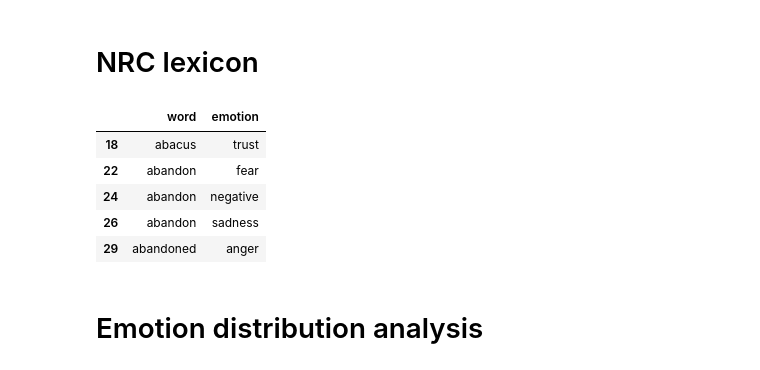
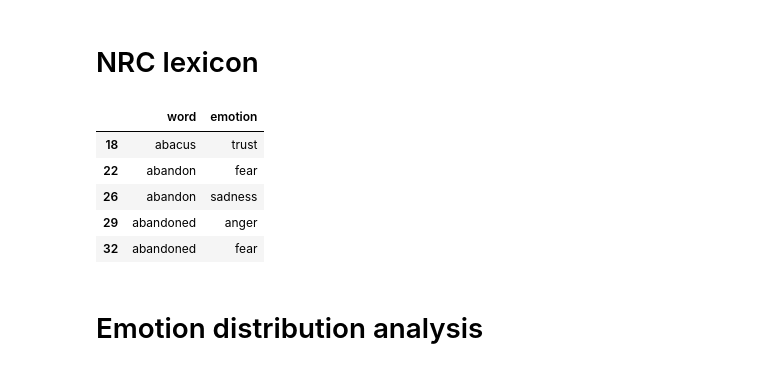
Before and after one commit to epfl-ada/ada-2023-project-badafixm01, a Jupyter notebook: p2.ipynb, the cells around one changed output. Saved outputs shown, nothing was run; the diff lists cells and outputs as text; code cells hidden in the pictures.

```diff
--- a/p2.ipynb
+++ b/p2.ipynb
@@ -107,15 +107,15 @@ df.head()
 # %%
 lexicon = pd.read_csv("./lexicons/NRC-Emotion-Lexicon-Wordlevel-v0.92.txt",
                       sep="\t", names=["word", "emotion", "label"], header=0)
-lexicon = lexicon[lexicon.label==1].drop("label", axis=1)
+lexicon = lexicon[(lexicon.label==1) & (lexicon.emotion != 'positive') & (lexicon.emotion != 'negative')].drop("label", axis=1)
 lexicon.head()
 # %% [output]
 |  | word | emotion |
 | 18 | abacus | trust |
 | 22 | abandon | fear |
-| 24 | abandon | negative |
 | 26 | abandon | sadness |
 | 29 | abandoned | anger |
+| 32 | abandoned | fear |
 # %% [markdown]
 # Emotion distribution analysis
 # %% [markdown]
```
Also changed, not shown: parts of 1 cell of this notebook.
